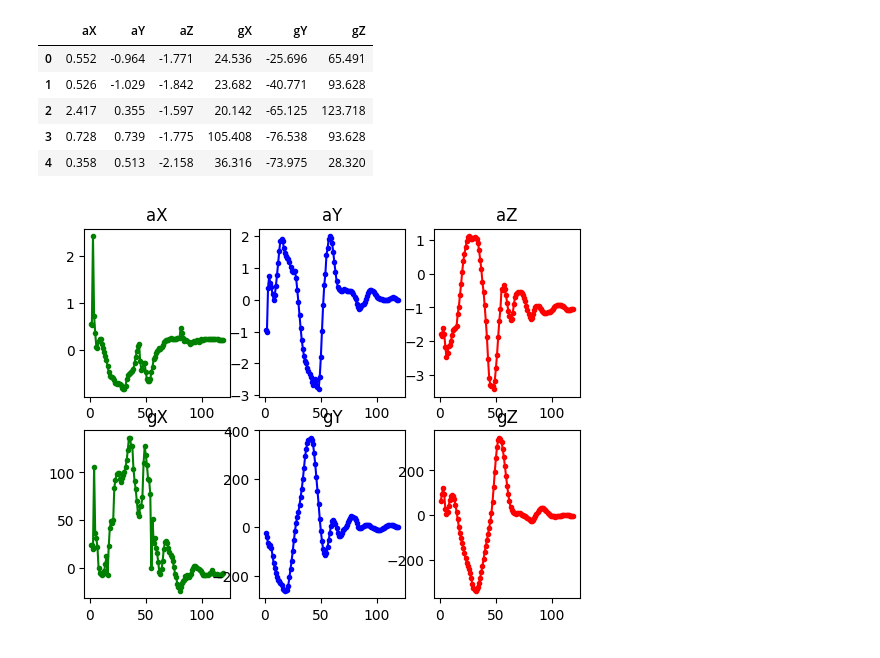
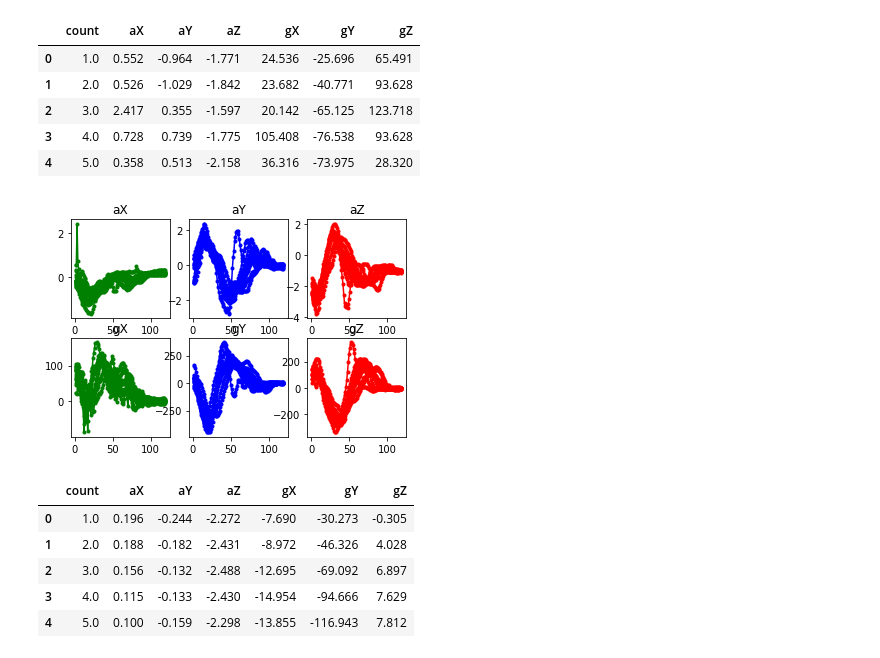
Before and after one commit to saidPolancoUPV/magic-wand-arduino-33-ble-sense, a Jupyter notebook: notebook/magic_wand_model.ipynb, the cells around one changed output. Saved outputs shown, nothing was run; the diff lists cells and outputs as text; code cells hidden in the pictures.

Commit message:
Se actualiza dataset y modelado

```diff
--- a/notebook/magic_wand_model.ipynb
+++ b/notebook/magic_wand_model.ipynb
@@ -8,14 +8,15 @@ import numpy as np
 import pandas as pd
 # %%
 DATASET = "../dataset/"
+file_to_read = "circle_1.csv"
 # %%
-df = pd.read_csv(DATASET + "one_circle.csv", header=0)
+df = pd.read_csv(DATASET + file_to_read, header=0)
 # %%
 df.head()
 # %% [output]
-|  | aX | aY | aZ | gX | gY | gZ |
-| 0 | 0.552 | -0.964 | -1.771 | 24.536 | -25.696 | 65.491 |
-| 1 | 0.526 | -1.029 | -1.842 | 23.682 | -40.771 | 93.628 |
-| 2 | 2.417 | 0.355 | -1.597 | 20.142 | -65.125 | 123.718 |
-| 3 | 0.728 | 0.739 | -1.775 | 105.408 | -76.538 | 93.628 |
-| 4 | 0.358 | 0.513 | -2.158 | 36.316 | -73.975 | 28.320 |
+|  | count | aX | aY | aZ | gX | gY | gZ |
+| 0 | 1.0 | 0.552 | -0.964 | -1.771 | 24.536 | -25.696 | 65.491 |
+| 1 | 2.0 | 0.526 | -1.029 | -1.842 | 23.682 | -40.771 | 93.628 |
+| 2 | 3.0 | 2.417 | 0.355 | -1.597 | 20.142 | -65.125 | 123.718 |
+| 3 | 4.0 | 0.728 | 0.739 | -1.775 | 105.408 | -76.538 | 93.628 |
+| 4 | 5.0 | 0.358 | 0.513 | -2.158 | 36.316 | -73.975 | 28.320 |
@@ -24,24 +23,36 @@ index = range(1, len(df['aX']) + 1)
 # %%
 
 figure, axis = plt.subplots(2, 3)
-axis[0, 0].plot(index, df['aX'], 'g.', label='x', linestyle='solid')
+axis[0, 0].plot(df["count"], df['aX'], 'g.', label='x', linestyle='solid')
 axis[0, 0].set_title("aX")
 
-axis[0, 1].plot(index, df['aY'], 'b.', label='y', linestyle='solid')
+axis[0, 1].plot(df["count"], df['aY'], 'b.', label='y', linestyle='solid')
 axis[0, 1].set_title('aY')
 
-axis[0, 2].plot(index, df['aZ'], 'r.', label='z', linestyle='solid')
+axis[0, 2].plot(df["count"], df['aZ'], 'r.', label='z', linestyle='solid')
 axis[0, 2].set_title('aZ')
 
-axis[1, 0].plot(index, df['gX'], 'g.', label='x', linestyle='solid')
+axis[1, 0].plot(df["count"], df['gX'], 'g.', label='x', linestyle='solid')
 axis[1, 0].set_title("gX")
 
-axis[1, 1].plot(index, df['gY'], 'b.', label='y', linestyle='solid')
+axis[1, 1].plot(df["count"], df['gY'], 'b.', label='y', linestyle='solid')
 axis[1, 1].set_title('gY')
 
-axis[1, 2].plot(index, df['gZ'], 'r.', label='z', linestyle='solid')
+axis[1, 2].plot(df["count"], df['gZ'], 'r.', label='z', linestyle='solid')
 axis[1, 2].set_title('gZ')
 
 plt.show()
 # %% [output]
-[figure, old version]
+[figure, new version]
+# %%
+up_down_file = "up_down_1.csv"
+
+df_up_down = pd.read_csv(DATASET + up_down_file, header=0)
+df_up_down.head()
+# %% [output]
+|  | count | aX | aY | aZ | gX | gY | gZ |
+| 0 | 1.0 | 0.196 | -0.244 | -2.272 | -7.690 | -30.273 | -0.305 |
+| 1 | 2.0 | 0.188 | -0.182 | -2.431 | -8.972 | -46.326 | 4.028 |
+| 2 | 3.0 | 0.156 | -0.132 | -2.488 | -12.695 | -69.092 | 6.897 |
+| 3 | 4.0 | 0.115 | -0.133 | -2.430 | -14.954 | -94.666 | 7.629 |
+| 4 | 5.0 | 0.100 | -0.159 | -2.298 | -13.855 | -116.943 | 7.812 |
```
Also changed, not shown: parts of 12 cells of this notebook, 14 other files.
